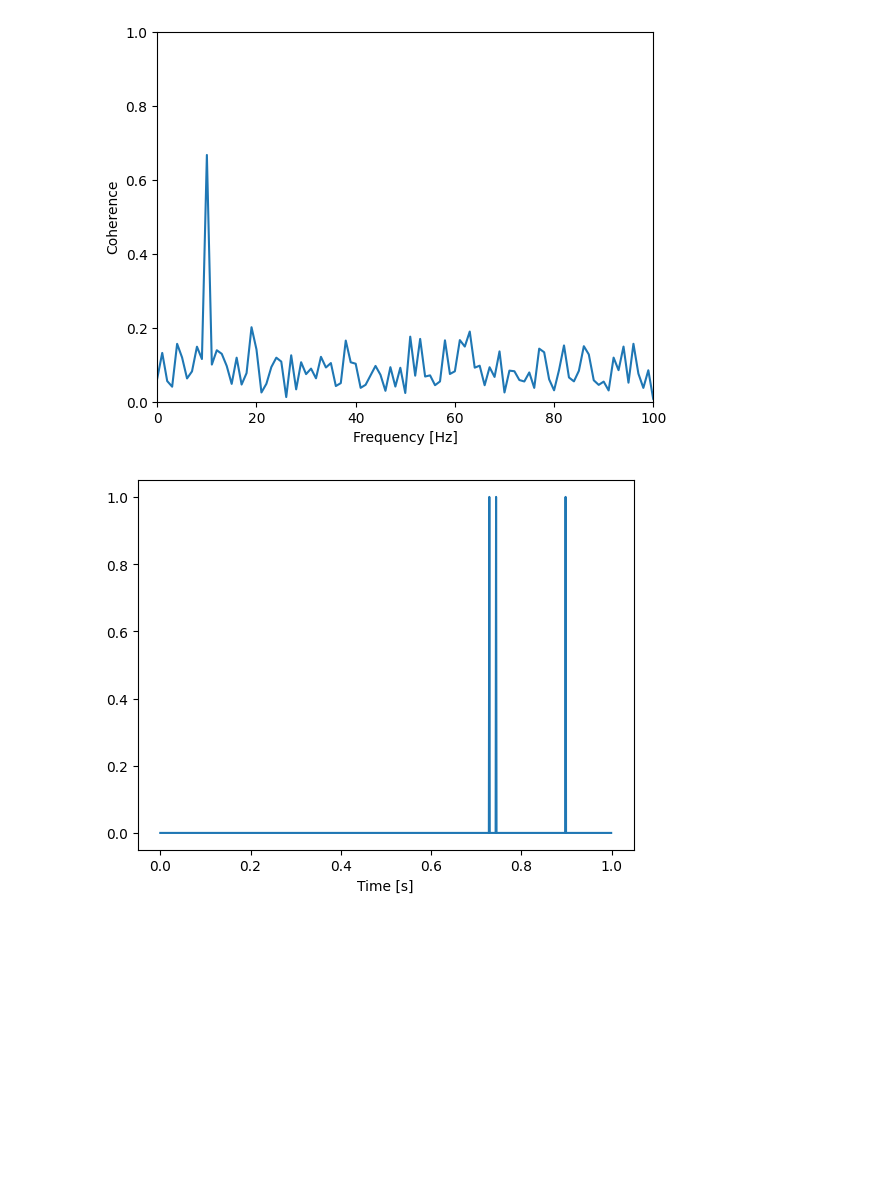
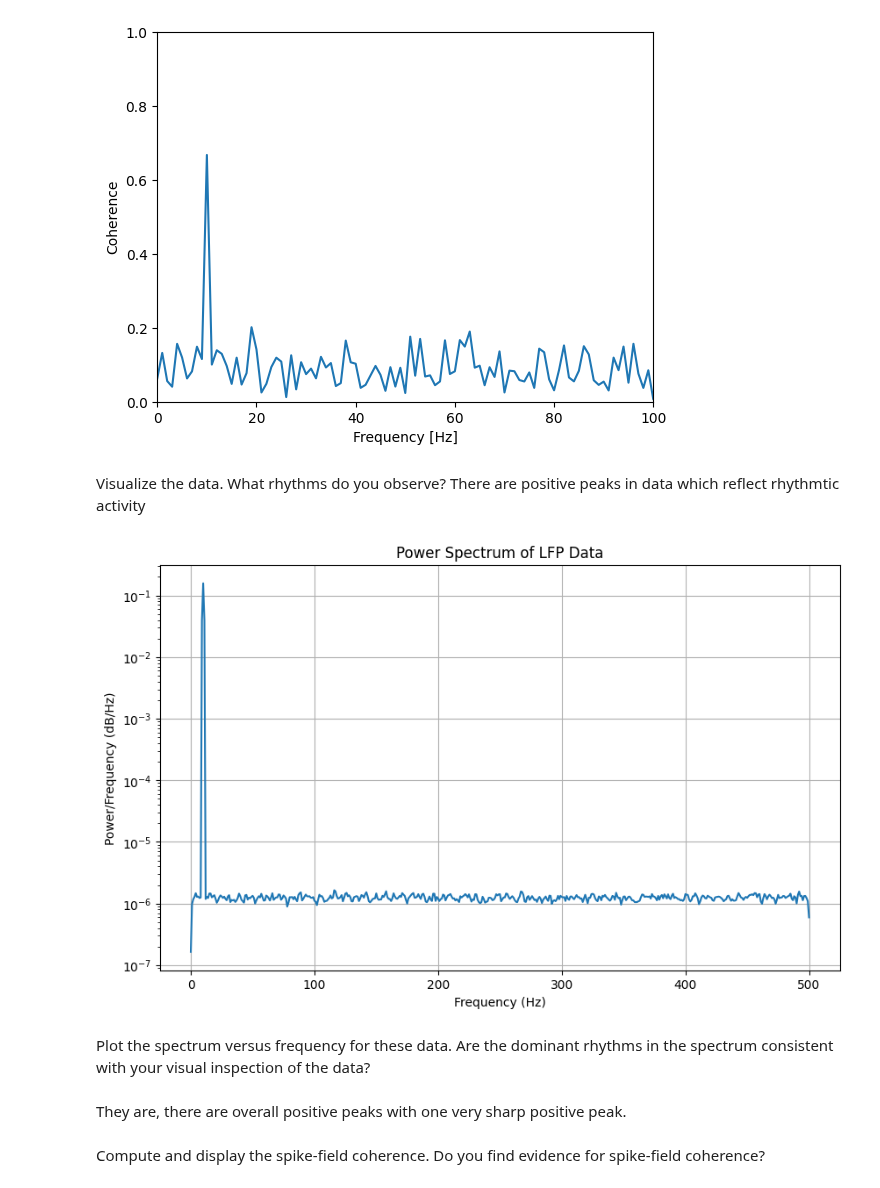
Before and after one commit to witchofizalith/MA665_HW, a Jupyter notebook: topic_8_coherence/hw8_coherence.ipynb, the cells around one changed output. Cells and saved outputs as stored; diff of their text form; code cells hidden in the pictures; blank space fills up the shorter version.

```diff
--- a/topic_8_coherence/hw8_coherence.ipynb
+++ b/topic_8_coherence/hw8_coherence.ipynb
@@ -34,13 +37,26 @@ plt.xlabel('Frequency [Hz]')
 plt.ylabel('Coherence');
 # %% [output]
 [figure]
-# %%
-tm = np.arange(0,N)*dt
-lambda0 = 5                         # Average firing rate [Hz]
-p0      = lambda0*dt;               # Probability of a spike in a time bin
-dn      = np.random.binomial(1,p0,N)# Create the spike train as "coin flips"
-
-plt.plot(tm, dn)                    # Plot it.
-plt.xlabel('Time [s]');
-# %% [output]
-[figure, removed]
+# %% [markdown]
+Visualize the data. What rhythms do you observe?
+There are positive peaks in data which reflect rhythmtic activity
+# %%
+from scipy.signal import welch
+frequencies, psd = welch(y, fs=1.0 / dt, nperseg=1024)
+
+# Plot the spectrum
+plt.figure(figsize=(10, 6))
+plt.semilogy(frequencies, psd.mean(axis=0))
+plt.title('Power Spectrum of LFP Data')
+plt.xlabel('Frequency (Hz)')
+plt.ylabel('Power/Frequency (dB/Hz)')
+plt.grid(True)
+plt.show()
+# %% [output]
+[figure, added]
+# %% [markdown]
+Plot the spectrum versus frequency for these data. Are the dominant rhythms in the spectrum consistent with your visual inspection of the data?
+# %% [markdown]
+They are, there are overall positive peaks with one very sharp positive peak.
+# %% [markdown]
+Compute and display the spike-field coherence. Do you find evidence for spike-field coherence?
```
Also changed, not shown: parts of 25 cells of this notebook, 5 other files.
